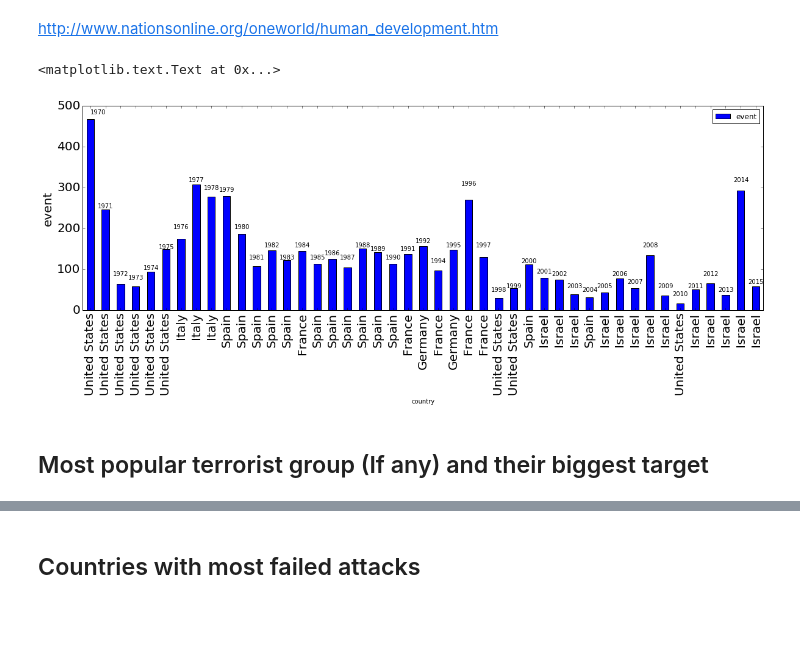
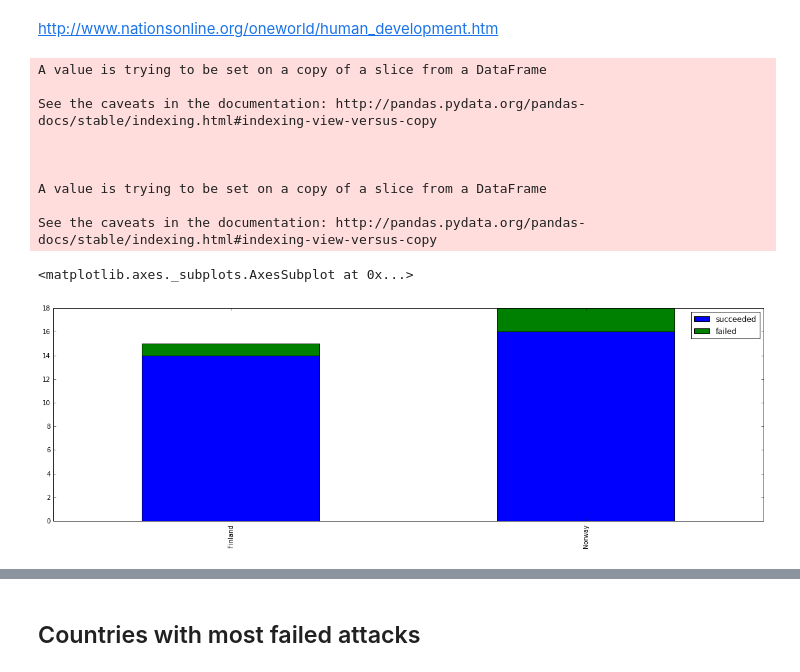
Before and after one commit to sanchitchawla/datascienceproject, a Jupyter notebook: Terror.ipynb, the cells around one changed output, grey strips where cells are left out. Cells and saved outputs as stored; diff of their text form; code cells hidden in the pictures; blank space fills up the shorter version.

```diff
--- a/Terror.ipynb
+++ b/Terror.ipynb
@@ -574,3 +563,5 @@ http://www.nationsonline.org/oneworld/human_development.htm
 develop = ['Norway','Australia', 'Netherlands', 'United States', 'New Zealand', 'Canada', 'Ireland','Liechtenstein',
           'Germany', ' Sweden', 'Switzerland', 'Japan', 'Hong Kong', 'Iceland', 'South Korea', 'Denmark', 'Israel',
           'Belgium', 'Austria', 'France', 'Slovenia', 'Finland', 'Spain', 'Italy', 'Luxem']
+
+developeddt = d.copy()
@@ -597,53 +568,23 @@ develop_year_dict_df_fix.columns = ['country', 'event']
-# %%
-ax = develop_year_dict_df_fix.plot(kind='bar',x='country', figsize=(20,6), fontsize=20)
-ax.annotate('1970', xy=(0,425 ), xytext=(0, 480) )
-ax.annotate('1971', xy=(0,425 ), xytext=(0.5, 250) )
-ax.annotate('1972', xy=(0,425 ), xytext=(1.5, 85) )
-ax.annotate('1973', xy=(0,425 ), xytext=(2.5, 75) )
-ax.annotate('1974', xy=(0,425 ), xytext=(3.5, 100) )
-ax.annotate('1975', xy=(0,425 ), xytext=(4.5, 150) )
-ax.annotate('1976', xy=(0,425 ), xytext=(5.5, 200) )
-ax.annotate('1977', xy=(0,425 ), xytext=(6.5, 315) )
-ax.annotate('1978', xy=(0,425 ), xytext=(7.5, 295) )
-ax.annotate('1979', xy=(0,425 ), xytext=(8.5, 290) )
-ax.annotate('1980', xy=(0,425 ), xytext=(9.5, 200) )
-ax.annotate('1981', xy=(0,425 ), xytext=(10.5, 125) )
-ax.annotate('1982', xy=(0,425 ), xytext=(11.5, 155) )
-ax.annotate('1983', xy=(0,425 ), xytext=(12.5, 125) )
-ax.annotate('1984', xy=(0,425 ), xytext=(13.5, 155) )
-ax.annotate('1985', xy=(0,425 ), xytext=(14.5, 125) )
-ax.annotate('1986', xy=(0,425 ), xytext=(15.5, 135) )
-ax.annotate('1987', xy=(0,425 ), xytext=(16.5, 125) )
-ax.annotate('1988', xy=(0,425 ), xytext=(17.5, 155) )
-ax.annotate('1989', xy=(0,425 ), xytext=(18.5, 145) )
-ax.annotate('1990', xy=(0,425 ), xytext=(19.5, 125) )
-ax.annotate('1991', xy=(0,425 ), xytext=(20.5, 145) )
-ax.annotate('1992', xy=(0,425 ), xytext=(21.5, 165) )
-ax.annotate('1994', xy=(0,425 ), xytext=(22.5, 115) )
-ax.annotate('1995', xy=(0,425 ), xytext=(23.5, 155) )
-ax.annotate('1996', xy=(0,425 ), xytext=(24.5, 305) )
-ax.annotate('1997', xy=(0,425 ), xytext=(25.5, 155) )
-ax.annotate('1998', xy=(0,425 ), xytext=(26.5, 45) )
-ax.annotate('1999', xy=(0,425 ), xytext=(27.5, 55) )
-ax.annotate('2000', xy=(0,425 ), xytext=(28.5, 115) )
-ax.annotate('2001', xy=(0,425 ), xytext=(29.5, 90) )
-ax.annotate('2002', xy=(0,425 ), xytext=(30.5, 85) )
-ax.annotate('2003', xy=(0,425 ), xytext=(31.5, 55) )
-ax.annotate('2004', xy=(0,425 ), xytext=(32.5, 45) )
-ax.annotate('2005', xy=(0,425 ), xytext=(33.5, 55) )
-ax.annotate('2006', xy=(0,425 ), xytext=(34.5, 85) )
-ax.annotate('2007', xy=(0,425 ), xytext=(35.5, 65) )
-ax.annotate('2008', xy=(0,425 ), xytext=(36.5, 155) )
-ax.annotate('2009', xy=(0,425 ), xytext=(37.5, 55) )
-ax.annotate('2010', xy=(0,425 ), xytext=(38.5, 35) )
-ax.annotate('2011', xy=(0,425 ), xytext=(39.5, 55) )
-ax.annotate('2012', xy=(0,425 ), xytext=(40.5, 85) )
-ax.annotate('2013', xy=(0,425 ), xytext=(41.5, 45) )
-ax.annotate('2014', xy=(0,425 ), xytext=(42.5, 315) )
-ax.annotate('2015', xy=(0,425 ), xytext=(43.5, 65) )
-ax.set_ylabel("event",fontsize=20)
-# %% [output]
-<matplotlib.text.Text at 0x...>
-[figure, removed]
-# %% [markdown]
-## Most popular terrorist group (If any) and their biggest target
+# %%
+developeddt = developeddt.loc[d['country'].isin(develop)]
+developeddt['day'][developeddt.day == 0] = 1
+developeddt['month'][developeddt.month == 0] = 1
+developeddt['date'] = pd.to_datetime(developeddt[['day', 'month','year']])
+countbycountry = developeddt[developeddt.success == 0].groupby('country').count()['date']
+df=pd.DataFrame(index=countbycountry[countbycountry<=2].index.unique()) # Lesser than or equal to 2 failed attacks
+df["succeeded"] = developeddt[developeddt.success == 1].groupby('country').count()['date']
+df["failed"]= developeddt[developeddt.success!= 1].groupby('country')['date'].count()
+df = df.sort_values('succeeded')
+df.plot(kind='bar', stacked= True, figsize=(20,6))
+# %% [output]
+A value is trying to be set on a copy of a slice from a DataFrame
+
+See the caveats in the documentation: http://pandas.pydata.org/pandas-docs/stable/indexing.html#indexing-view-versus-copy
+
+
+
+A value is trying to be set on a copy of a slice from a DataFrame
+
+See the caveats in the documentation: http://pandas.pydata.org/pandas-docs/stable/indexing.html#indexing-view-versus-copy
+<matplotlib.axes._subplots.AxesSubplot at 0x...>
+[figure, added]
```
Also changed, not shown: parts of 10 cells of this notebook, 1 other file.
